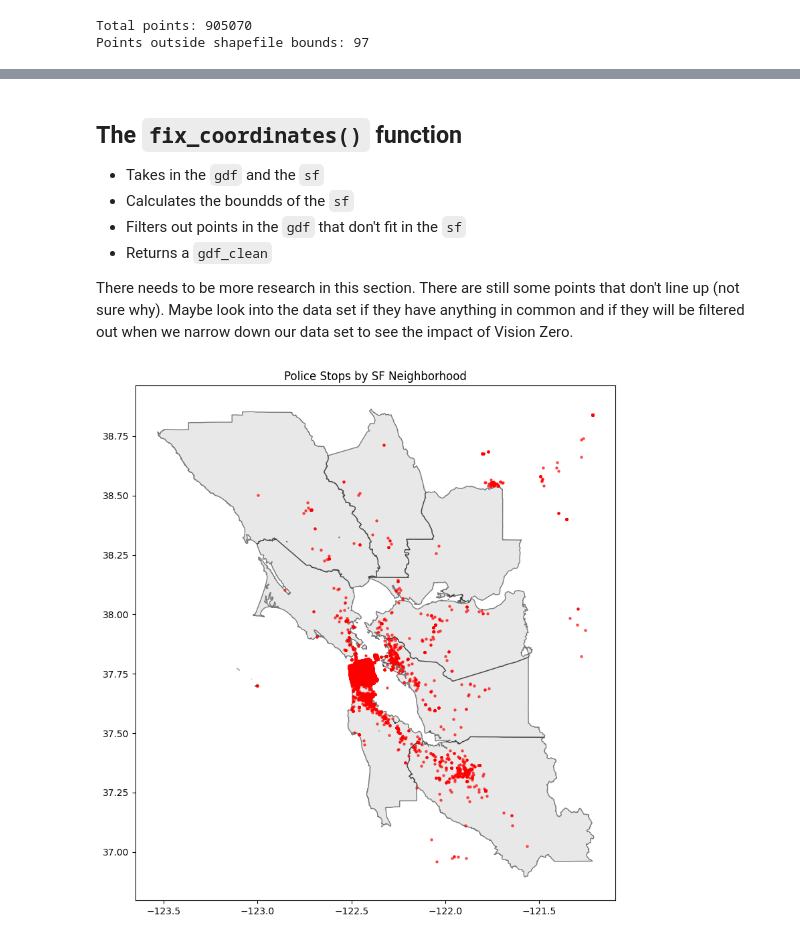
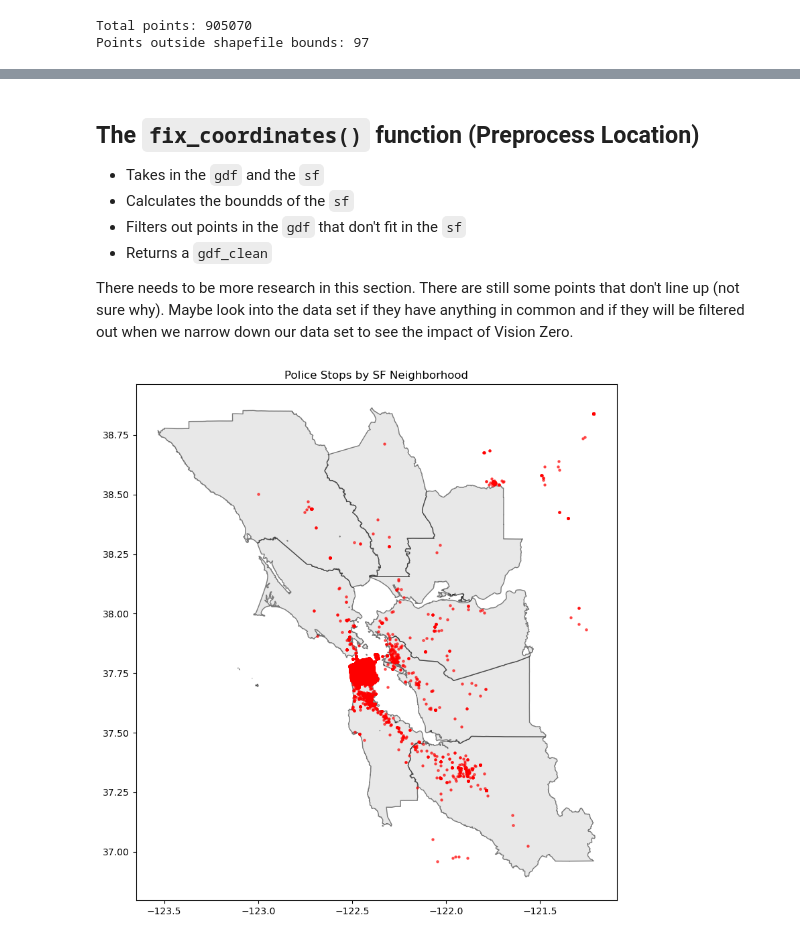
Before and after one commit to utexas-SDS-357/sds357-project-sp26-con-founders, a Jupyter notebook: Preprocessing/sf_analysis.ipynb, the cells around one changed output, grey strips where cells are left out. Cells and saved outputs as stored; diff of their text form; code cells hidden in the pictures.

Commit message:
Cleaned data read in and added addtional data preprocessing

```diff
--- a/Preprocessing/sf_analysis.ipynb
+++ b/Preprocessing/sf_analysis.ipynb
@@ -13,22 +14,32 @@ import matplotlib.pyplot as plt
 # %%
 def load_data(sf_path, geo_path):
 
-    # Loading in files
-    df = pd.read_csv(sf_path)
+    # Run SF data
+    with zipfile.ZipFile(sf_path) as z:
+        csv_file = [f for f in z.namelist() if f.endswith(".csv")][0]
+        df = pd.read_csv(z.open(csv_file))
+
+    # Run Geo csv
     sf = gpd.read_file(geo_path)
 
-    # Converting to geopandas df (coordinates go in the correct format)
-    gdf = gpd.GeoDataFrame(df, geometry = gpd.points_from_xy(df.lng, df.lat), crs = 'EPSG:4326')
+    # Convert Geo csv
+    gdf = gpd.GeoDataFrame(
+        df,
+        geometry=gpd.points_from_xy(df["lng"], df["lat"]),
+        crs="EPSG:4326"
+    )
 
-    # For debugging: Make sure the points have the same coordinate system
+    # Debug
     print("Shapefile CRS:", sf.crs)
     print("Points CRS:", gdf.crs)
 
     return sf, gdf
 
 # Paths need changing based on your setup
-sf_path = 'C:/Users/mehre/OneDrive/Documents/sds357_project/ca_san_francisco_2020_04_01.csv'
-geo_path = "C:/Users/mehre/OneDrive/Documents/sds357_project/Bay_Area_County_Polygons_20260206.geojson"
+local_path = r"c:\Users\madel\Downloads\SDS 357 Term Project"
+
+sf_path = local_path + r"\sds357-project-sp26-con-founders\data\sf_police_stops_raw.csv.zip"
+geo_path = local_path + r"\sds357-project-sp26-con-founders\Preprocessing\Bay_Area_County_Polygons_20260206.geojson"
 sf, gdf = load_data(sf_path, geo_path)
 gdf.head()
 # %% [output]
@@ -81,0 +135,2 @@ Points outside shapefile bounds: 97
+# %%
+gdf_filtered = gdf_filtered.dropna(subset = ['subject_age', 'time', 'district'])
@@ -82,5 +147,5 @@ Points outside shapefile bounds: 97
 # %% [markdown]
-## The `fix_coordinates()` function
+## The `fix_coordinates()` function (Preprocess Location)
 
 - Takes in the `gdf` and the `sf`
 - Calculates the boundds of the `sf`
@@ -91,24 +156,24 @@ There needs to be more research in this section. There are still some points tha
 # %%
 def fix_coordinates(gdf, sf):
 
     # Get sf (geojson bounds) and filter points
     minx, miny, maxx, maxy = sf.total_bounds
     gdf_clean = gdf[
     (gdf.geometry.x >= minx) &
     (gdf.geometry.x <= maxx) &
     (gdf.geometry.y >= miny) &
     (gdf.geometry.y <= maxy)
 ]
 
     return gdf_clean
 
-gdf_clean = fix_coordinates(gdf, sf)
+gdf_clean = fix_coordinates(gdf_filtered, sf)
 
 # Now plot with clean data
 fig, ax = plt.subplots(figsize=(12, 10))
 sf.plot(ax=ax, color='lightgray', edgecolor='black', alpha=0.5)
 gdf_clean.plot(ax=ax, color='red', markersize=5, alpha=0.6)
 plt.title("Police Stops by SF Neighborhood")
 plt.show()
 # %% [output]
-[figure, old version]
+[figure, new version]
```
Also changed, not shown: parts of 8 cells of this notebook.
